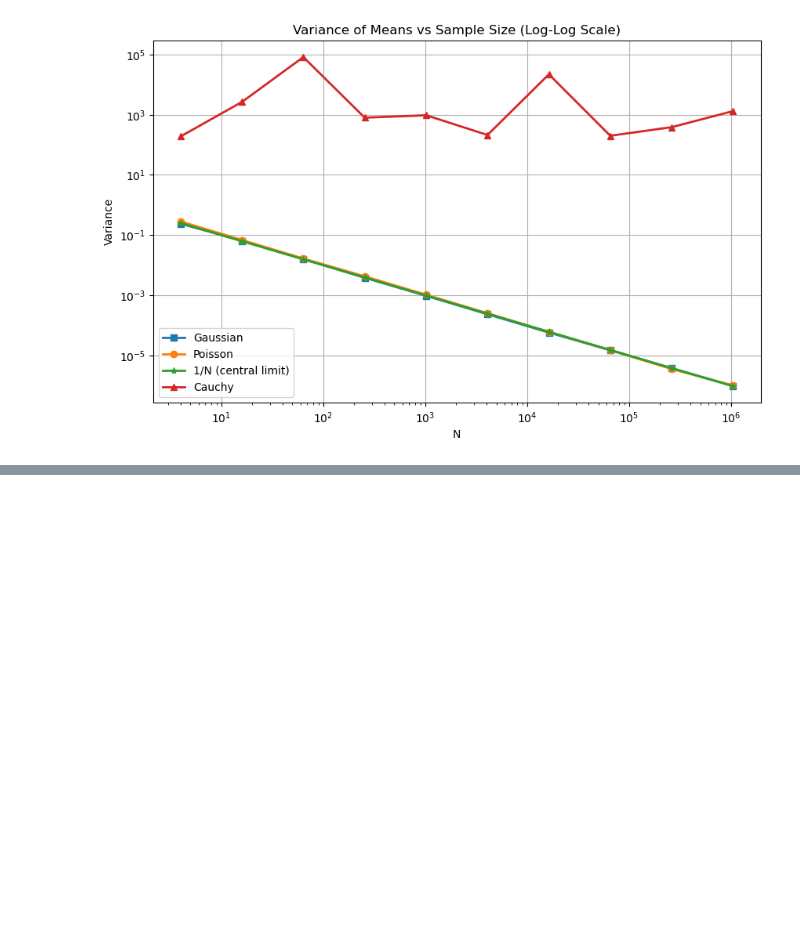
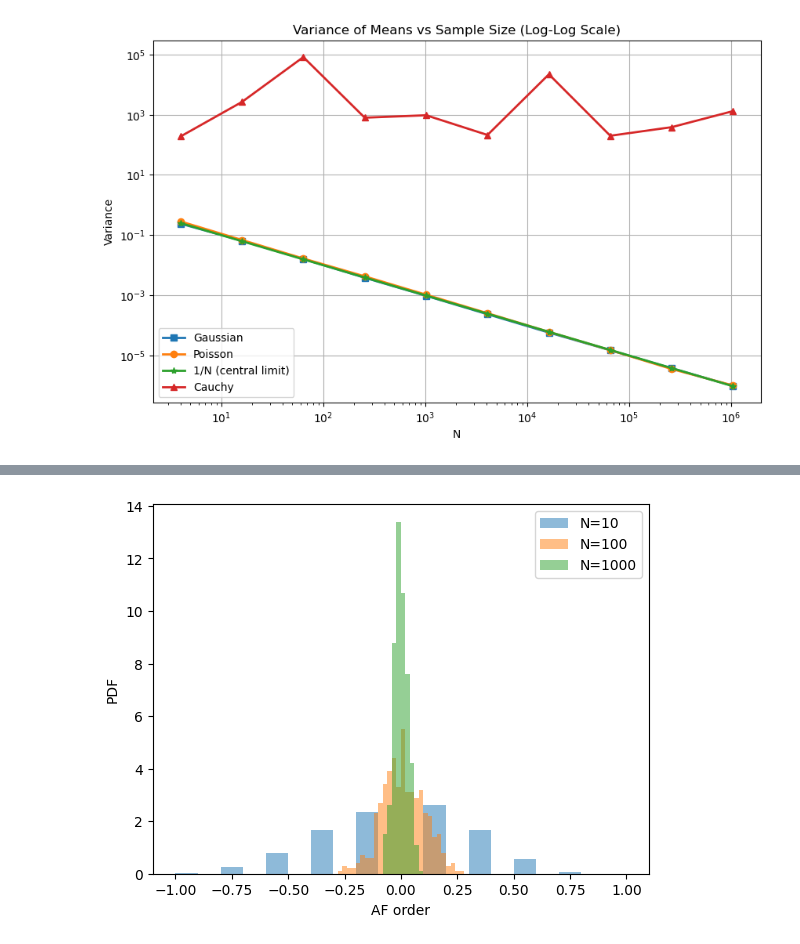
Before and after one commit to YoshihiroMichishita/julia, a Jupyter notebook: Tutorial_StatPhys/Python_Tutorial.ipynb, the cells around one changed output, grey strips where cells are left out. Saved outputs shown, nothing was run; the diff lists cells and outputs as text; code cells hidden in the pictures; blank space fills up the shorter version.

```diff
--- a/Tutorial_StatPhys/Python_Tutorial.ipynb
+++ b/Tutorial_StatPhys/Python_Tutorial.ipynb
@@ -235,0 +284,30 @@ plt.show()
+# %%
+def typicality(N, n_sample):
+    state = np.random.choice([1, -1], (n_sample, N))
+    value = [af_order(state[i,:]) for i in range(n_sample)]
+    return value
+# %%
+Ns = [10, 100, 1000]
+n_sample = 500
+results = []
+
+for N in Ns:
+    results.append(typicality(N, n_sample))
+# %%
+
+# ヒストグラムをプロット
+plt.hist(results[0], range=(-1, 1), bins=20, density=True, alpha=0.5, label="N=10")
+plt.hist(results[1], range=(-1, 1), bins=100, density=True, alpha=0.5, label="N=100")
+plt.hist(results[2], range=(-1, 1), bins=100, density=True, alpha=0.5, label="N=1000")
+
+# 軸ラベルを設定
+plt.xlabel("AF order")
+plt.ylabel("PDF")
+
+# 凡例を表示
+plt.legend()
+
+# プロットを表示
+plt.show()
+# %% [output]
+[figure, added]
```
Also changed, not shown: parts of 7 cells of this notebook, 2 other files.
